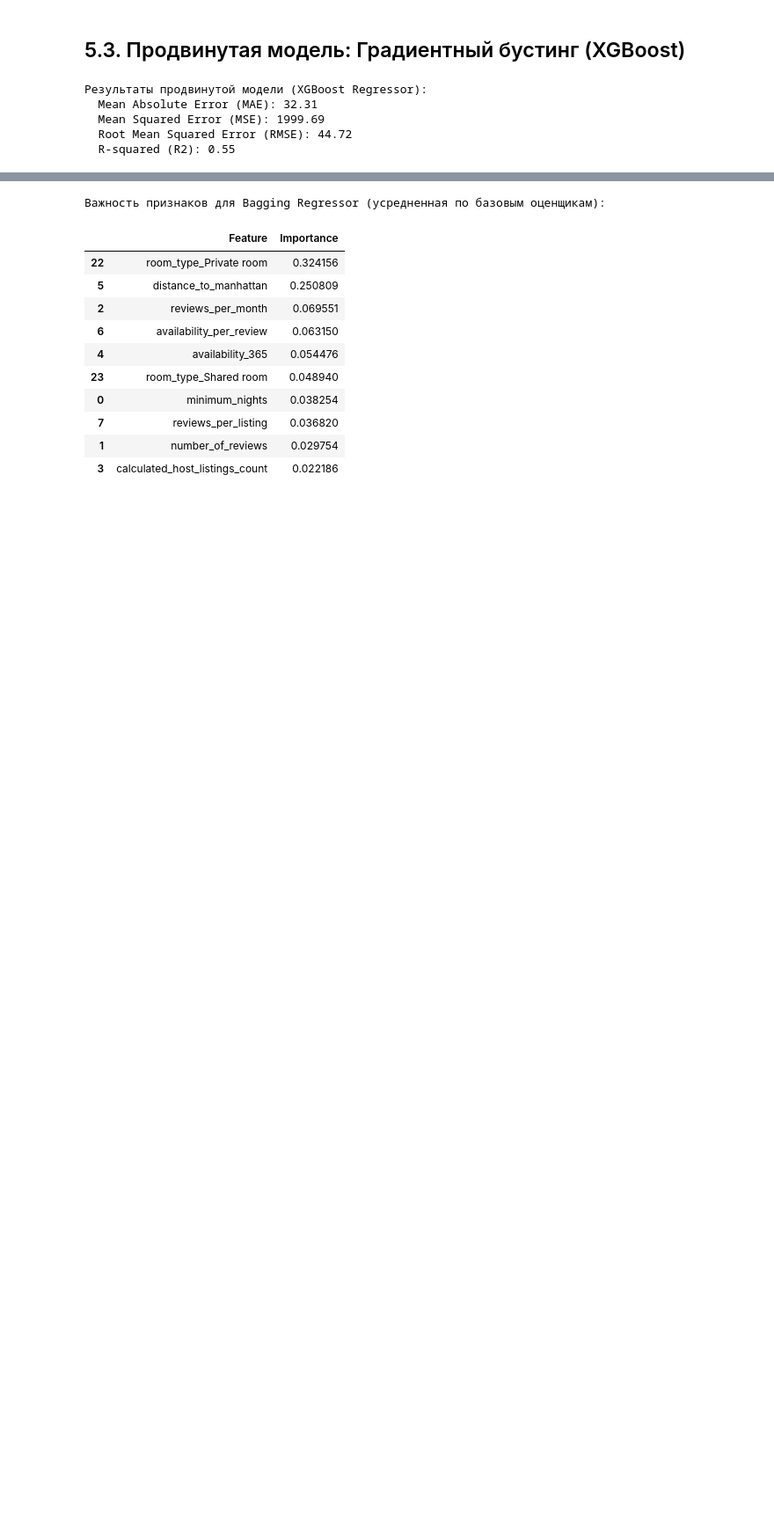
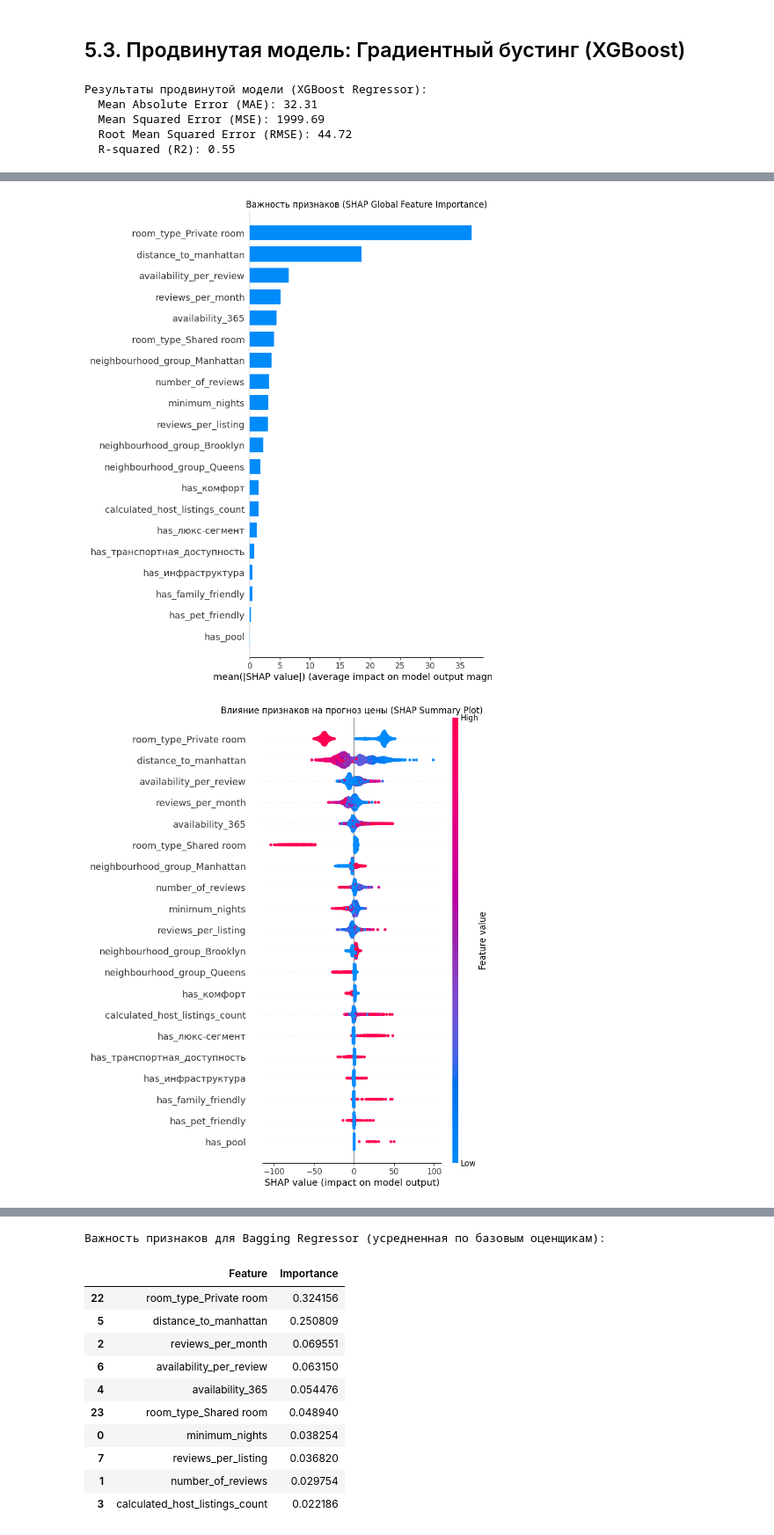
Before and after one commit to zeno2301/LLM, a Jupyter notebook: final_project.ipynb, the cells around one changed output, grey strips where cells are left out. Shown at 88% size. Drawn from its saved outputs; the diff is of its cells as text; code cells hidden in the pictures; blank space fills up the shorter version.

```diff
--- a/final_project.ipynb
+++ b/final_project.ipynb
@@ -706,0 +794,22 @@ plt.show()
+# %%
+import shap
+import matplotlib.pyplot as plt
+
+# Инициализация explainer'а для модели XGBoost
+explainer = shap.TreeExplainer(xgb_model)
+
+# Расчет SHAP значений для тестовой выборки
+shap_values = explainer.shap_values(X_test)
+
+# Визуализация важности признаков (Summary Plot)
+shap.summary_plot(shap_values, X_test, plot_type="bar", show=False)
+plt.title('Важность признаков (SHAP Global Feature Importance)')
+plt.show()
+
+# Визуализация влияния признаков (Summary Plot с разбросом)
+shap.summary_plot(shap_values, X_test, show=False)
+plt.title('Влияние признаков на прогноз цены (SHAP Summary Plot)')
+plt.show()
+# %% [output]
+[figure, added]
+[figure, added]
```
Also changed, not shown: parts of 44 cells of this notebook.
